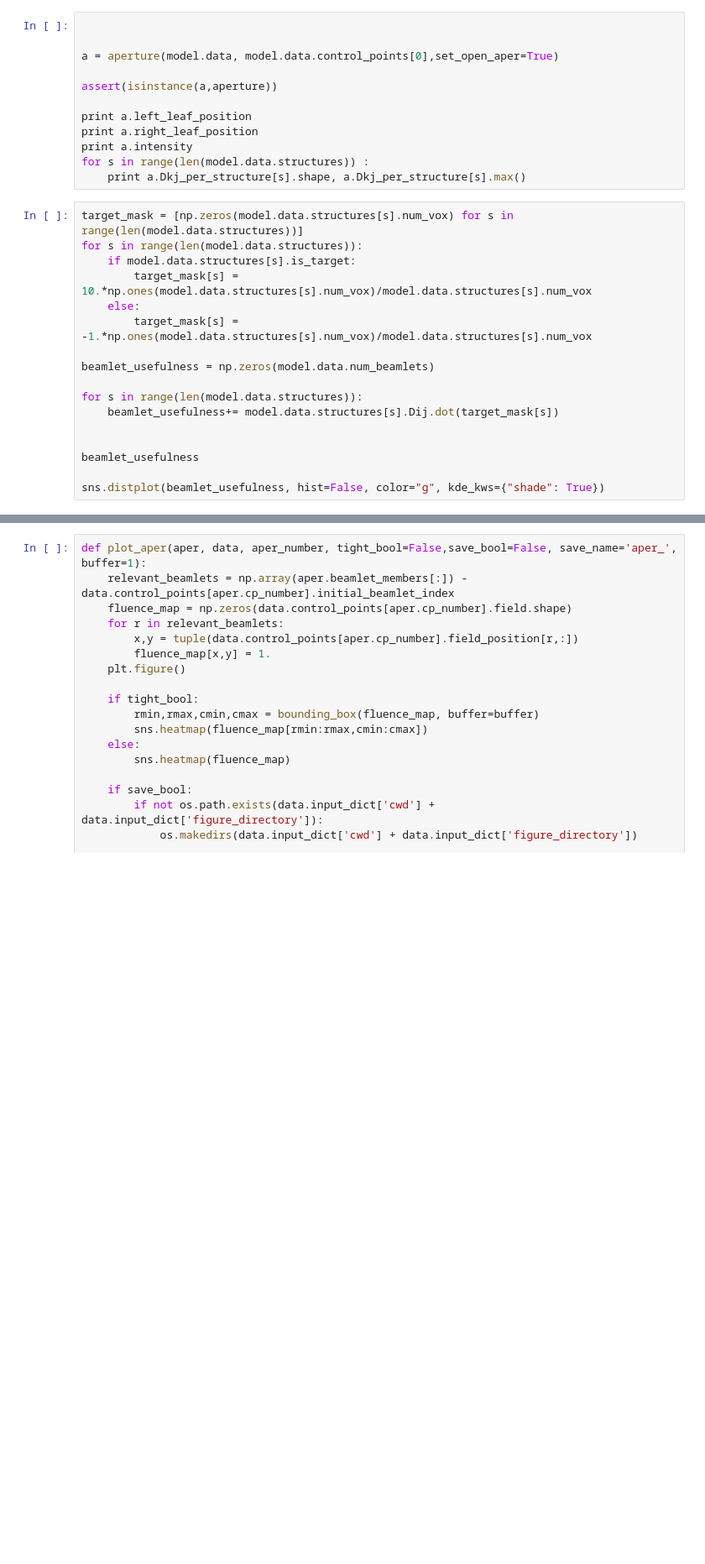
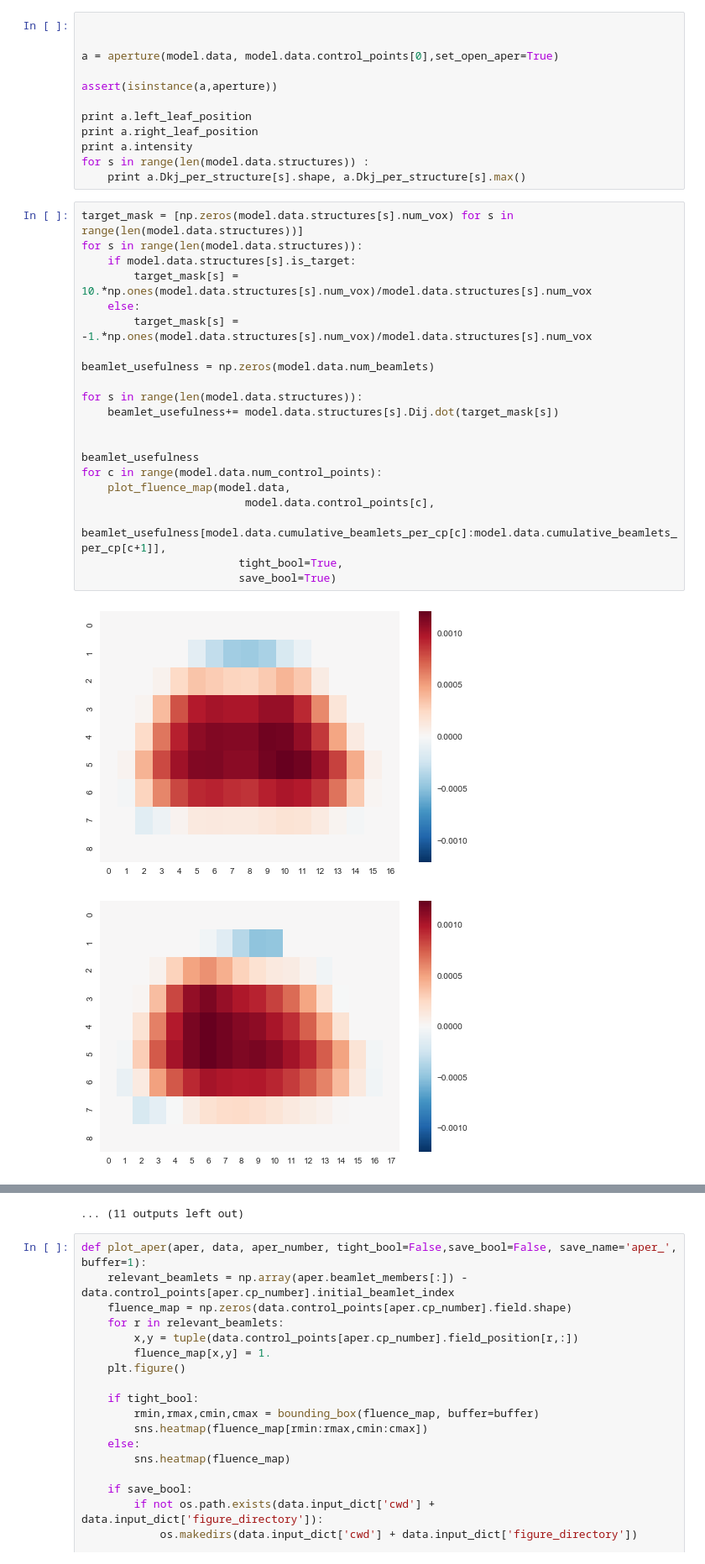
Before and after one commit to brugaltheelder/vmat_auto, a Jupyter notebook: troy_vmat_testing.ipynb, the cells around one changed output, grey strips where cells are left out. Shown at 84% size. Cells and saved outputs as stored; diff of their text form; blank space fills up the shorter version.

Commit message:
added extra folder for plotting

```diff
--- a/troy_vmat_testing.ipynb
+++ b/troy_vmat_testing.ipynb
@@ -137,17 +132,24 @@ for s in range(len(model.data.structures)) :
 # %%
 target_mask = [np.zeros(model.data.structures[s].num_vox) for s in range(len(model.data.structures))]
 for s in range(len(model.data.structures)):
     if model.data.structures[s].is_target:
         target_mask[s] = 10.*np.ones(model.data.structures[s].num_vox)/model.data.structures[s].num_vox
     else:
         target_mask[s] = -1.*np.ones(model.data.structures[s].num_vox)/model.data.structures[s].num_vox
 
 beamlet_usefulness = np.zeros(model.data.num_beamlets)
 
 for s in range(len(model.data.structures)):
     beamlet_usefulness+= model.data.structures[s].Dij.dot(target_mask[s])
 
 
 beamlet_usefulness
-
-sns.distplot(beamlet_usefulness, hist=False, color="g", kde_kws={"shade": True})
+for c in range(model.data.num_control_points):
+    plot_fluence_map(model.data,
+                         model.data.control_points[c],
+                         beamlet_usefulness[model.data.cumulative_beamlets_per_cp[c]:model.data.cumulative_beamlets_per_cp[c+1]],
+                        tight_bool=True,
+                        save_bool=True)
+# %% [output]
+[figure, added]
+[figure, added]
@@ -154,3 +166,4 @@ sns.distplot(beamlet_usefulness, hist=False, color="g", kde_kws={"shade": True})
+... (11 outputs left out)
 # %%
 def plot_aper(aper, data, aper_number, tight_bool=False,save_bool=False, save_name='aper_', buffer=1):
     relevant_beamlets = np.array(aper.beamlet_members[:]) - data.control_points[aper.cp_number].initial_beamlet_index
```
Also changed, not shown: parts of 4 cells of this notebook, 1 other file.
